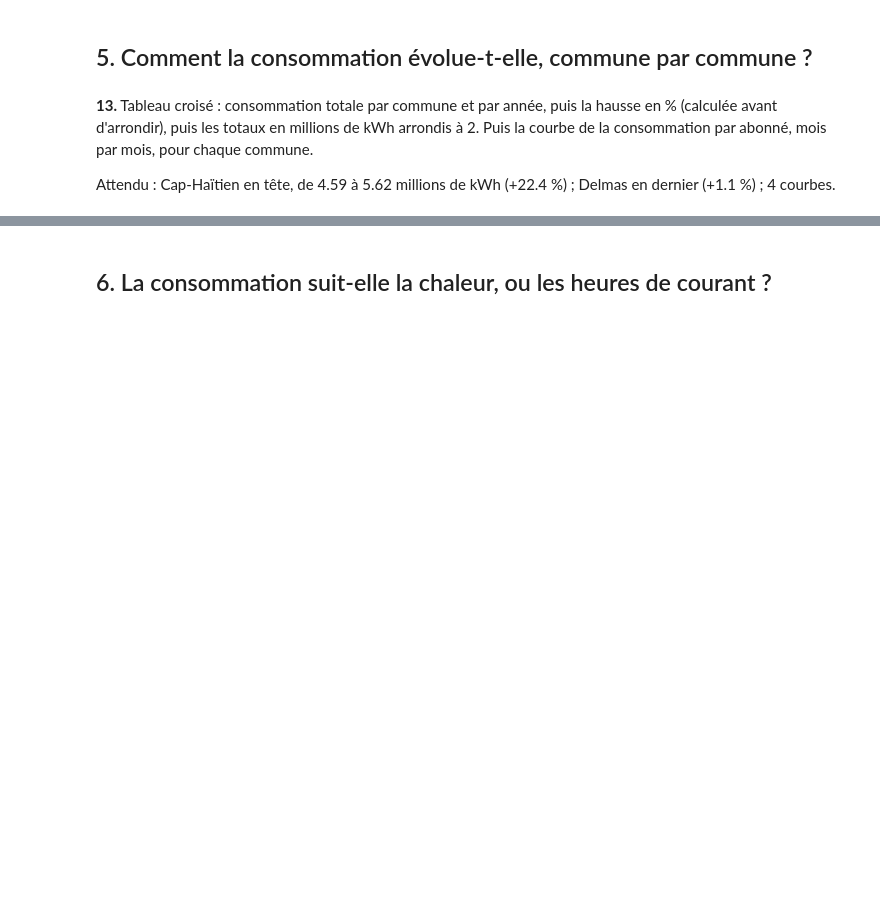
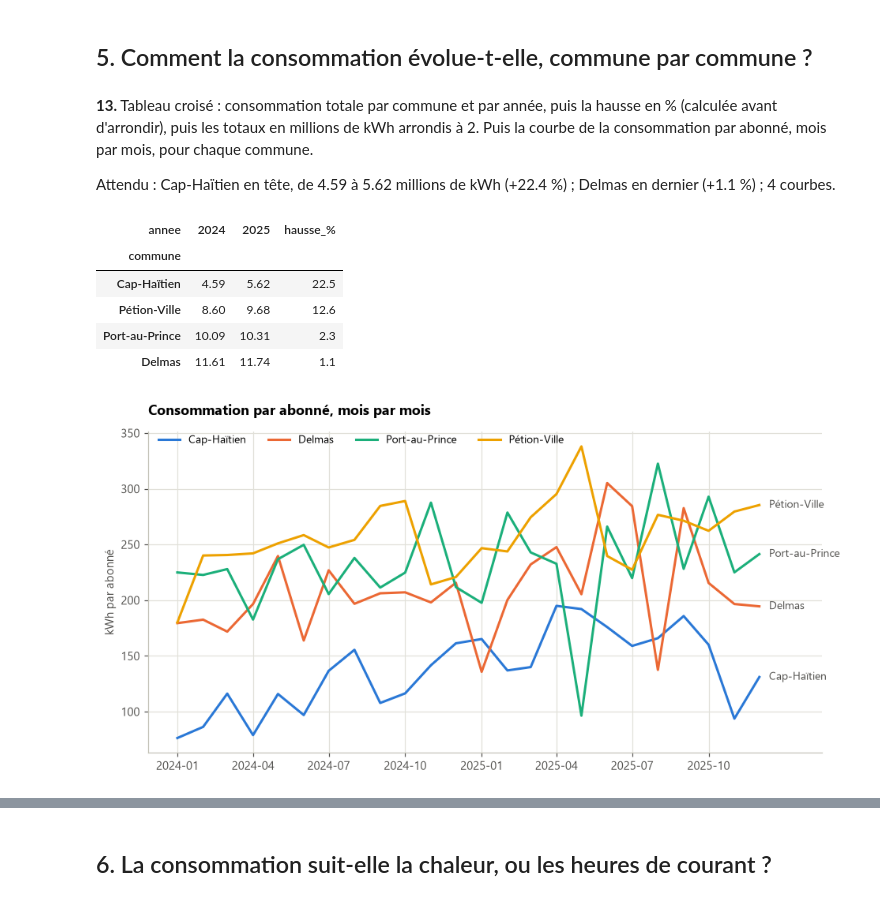
Before and after one commit to josilwilensky8-rgb/exercice-electricite, a Jupyter notebook: exploration.ipynb, the cells around one changed output, grey strips where cells are left out. Drawn from its saved outputs; the diff is of its cells as text; code cells hidden in the pictures; blank space fills up the shorter version.

```diff
--- a/exploration.ipynb
+++ b/exploration.ipynb
@@ -270,4 +314,34 @@ Attendu : Commercial 393.2, Résidentiel 117.4 ; en tête : Centre-ville (468.7)
 **13.** Tableau croisé : consommation totale par commune et par année, puis la hausse en % (calculée avant d'arrondir), puis les totaux en millions de kWh arrondis à 2. Puis la courbe de la consommation par abonné, mois par mois, pour chaque commune.
 
 Attendu : Cap-Haïtien en tête, de 4.59 à 5.62 millions de kWh (+22.4 %) ; Delmas en dernier (+1.1 %) ; 4 courbes.
+# %%
+totaux = df.pivot_table(index="commune", columns="annee", values="kwh", aggfunc="sum")
+totaux["hausse_%"] = ((totaux[2025] - totaux[2024]) / totaux[2024] * 100).round(1)
+totaux[[2024, 2025]] = (totaux[[2024, 2025]] / 1_000_000).round(2)
+totaux = totaux.sort_values("hausse_%", ascending=False)
+display(totaux)
+
+par_mois = df.pivot_table(index="mois", columns="commune", values="kwh_par_abonne", aggfunc="mean")
+par_mois.index = pd.to_datetime(par_mois.index)
+
+fig, ax = plt.subplots(figsize=(10, 4.8))
+for commune in par_mois.columns:
+    serie = par_mois[commune]
+    ax.plot(serie.index, serie, color=COULEURS_COMMUNES[commune], linewidth=2, label=commune)
+    ax.annotate(commune, (serie.index[-1], serie.iloc[-1]), xytext=(8, 0),
+                textcoords="offset points", va="center", fontsize=9, color="#52514e")
+ax.set_xticks(par_mois.index[::3], par_mois.index[::3].strftime("%Y-%m"))
+ax.set_xlim(right=par_mois.index[-1] + pd.Timedelta(days=75))
+ax.set_ylabel("kWh par abonné")
+ax.set_title("Consommation par abonné, mois par mois")
+ax.legend(ncols=4, loc="upper left", bbox_to_anchor=(0, 1.02), fontsize=9)
+plt.show()
+# %% [output]
+| annee | 2024 | 2025 | hausse_% |
+| commune |  |  |  |
+| Cap-Haïtien | 4.59 | 5.62 | 22.5 |
+| Pétion-Ville | 8.60 | 9.68 | 12.6 |
+| Port-au-Prince | 10.09 | 10.31 | 2.3 |
+| Delmas | 11.61 | 11.74 | 1.1 |
+[figure, added]
 # %% [markdown]
```
Also changed, not shown: parts of 10 cells of this notebook.
